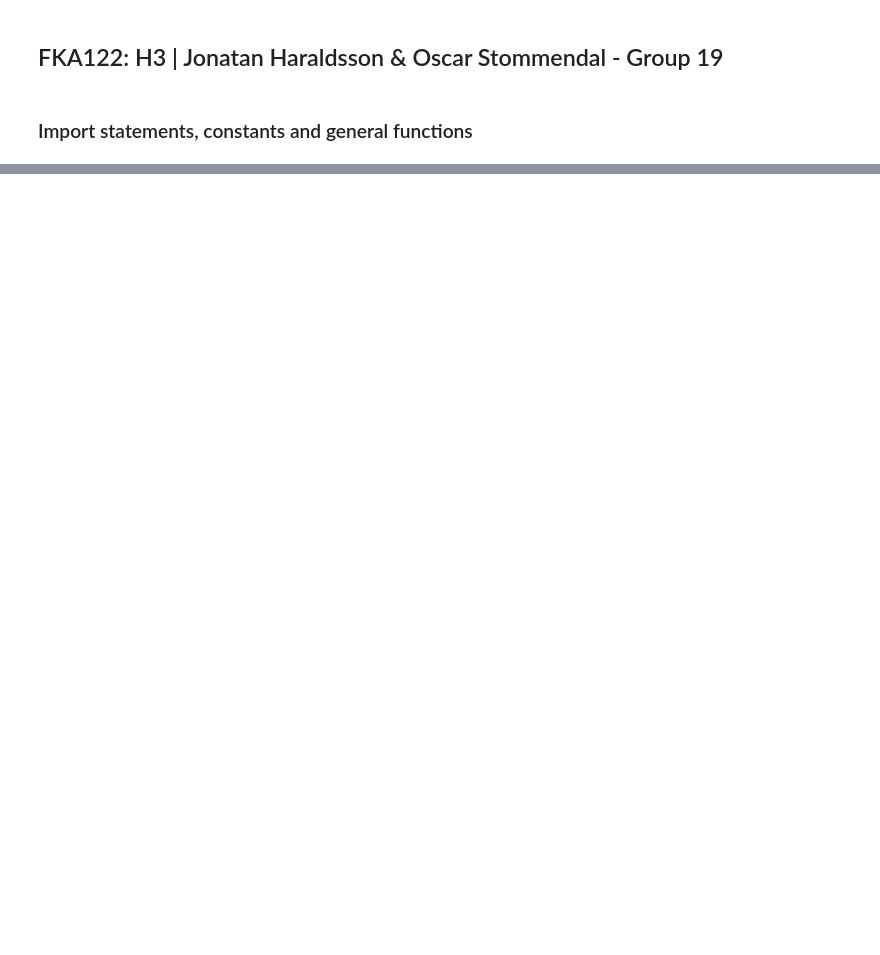
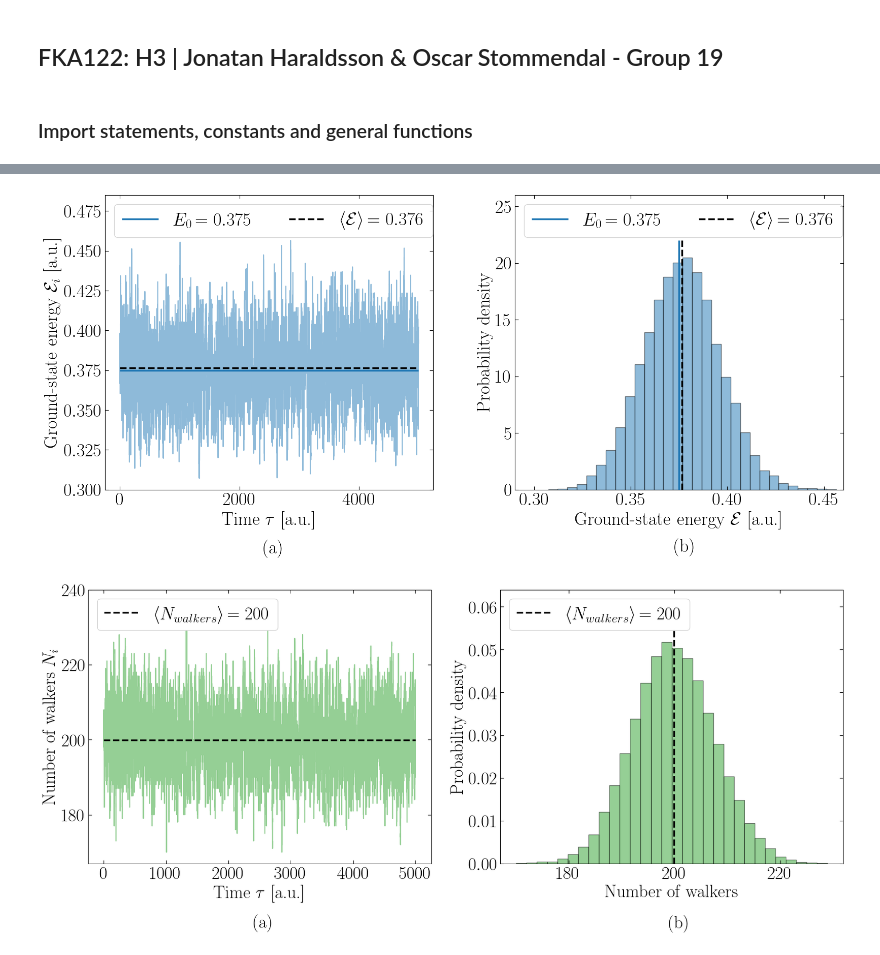
Before and after one commit to stommen/fka122-homeworks, a Jupyter notebook: H3/analyzer.ipynb, the cells around one changed output, grey strips where cells are left out. Drawn from its saved outputs; the diff is of its cells as text; code cells hidden in the pictures; blank space fills up the shorter version.

```diff
--- a/H3/analyzer.ipynb
+++ b/H3/analyzer.ipynb
@@ -73,2 +43,66 @@ plt.show()
+# %%
+
+ET_avg, walk, mort_rate, ET = read_data('data/task_1/1D/ET_Nwalk_non_eq.csv')[:, :].T
+tau = np.linspace(0, len(ET) * 0.02, len(ET))
+
+fig,ax = plt.subplots(1,2,figsize=(17,8))
+
+
+ax[0].plot(tau,ET,color='tab:blue',alpha = 0.5)
+ax[0].hlines(3/8,0,len(ET) * 0.02,color='tab:blue', label="$E_0$"+f"$\\,={3/8:.3f}$",lw=2.5)
+ax[0].hlines(np.mean(ET), 0, len(ET) * 0.02,colors='k', label='$\\langle \\mathcal{E}\\rangle$'+f'$\\, = {np.mean(ET):.3f}$',lw=2.5,ls = 'dashed')
+ax[0].legend()
+ax[0].set_xlabel('Time $\\tau$ [a.u.]')
+ax[0].set_ylabel('Ground-state energy $\\mathcal{E}_i$ [a.u.]')
+ax[0].set_ylim(0.3,0.485)
+ax[0].legend(loc='upper left',ncol = 2)
+
+ax[1].hist(ET,bins=30,density=True,color='tab:blue',alpha=0.5,edgecolor='k')
+ax[1].vlines(3/8,0,22,color='tab:blue', label="$E_0$"+f"$\\,={3/8:.3f}$",lw=2.5)
+ax[1].vlines(np.mean(ET), 0, 22,colors='k', label='$\\langle \\mathcal{E}\\rangle$'+f'$\\, = {np.mean(ET):.3f}$',lw=2.5,ls = 'dashed')
+ax[1].set_xlabel('Ground-state energy $\\mathcal{E}$ [a.u.]')
+ax[1].set_ylabel('Probability density')
+ax[1].set_ylim(0,26)
+ax[1].legend(loc='upper left',ncol = 2)
+ax[1].set_xlim(0.29,0.46)
+ax[0].text(2400,0.26,'(a)')
+ax[1].text(0.3725,-5.5,'(b)')
+plt.tight_layout()
+save_fig(plt, 'E_T', 1)
+
+
+
+#plt.figure(figsize=(9, 6))
+fig,ax = plt.subplots(1,2,figsize=(17,8))
+# walk = read_data('ET_Nwalk_non_eq.csv')[:,1]
+ax[0].plot(tau,walk,color='tab:green',alpha = 0.5)#, label='$N_i$')
+#plt.hlines(200,0,np.max(tau),'b', linestyle = 'dashed')
+ax[0].hlines(np.mean(walk),0,np.max(tau),colors ='k', label='$\\langle N_{walkers}\\rangle$'+f'$\\,= {np.mean(walk):.0f}$',linestyle='dashed',lw=2.5)
+ax[0].set_xlabel('Time $\\tau$ [a.u.]')
+ax[0].set_ylabel('Number of walkers $N_i$')
+ax[0].set_ylim(167,240)
+ax[0].legend(loc='upper left')
+ax[1].hist(walk,bins=30,density=True,color='tab:green',alpha=0.5,edgecolor='k')
+ax[1].set_xlabel('Number of walkers')
+ax[1].set_ylabel('Probability density')
+ax[1].vlines(np.mean(walk),0,0.055,colors='k',linestyle='dashed',label='$\\langle N_{walkers}\\rangle$'+f'$\\,= {np.mean(walk):.0f}$',lw=2.5)
+ax[1].set_ylim(0,0.064)
+ax[1].legend(loc='upper left')
+ax[0].text(2400,150,'(a)')
+ax[1].text(199,-0.015,'(b)')
+plt.tight_layout()
+save_fig(plt, 'N_walkers', 1)
+
+# plt.figure()
+# #mortality_rate = read_data('ET_Nwalk_non_eq.csv')[:,2]
+# plt.plot(tau, mort_rate)
+# plt.hlines(100,0,np.max(tau),'b', linestyle = 'dashed')
+# plt.hlines(np.mean(mort_rate), 0, np.max(tau),colors='k', label='Mortality rate'+f' = {np.mean(mort_rate):.1f}\\%')
+# plt.legend()
+
+plt.show()
+# %% [output]
+[figure, added]
+[figure, added]
 # %%
 x = np.linspace(-2.5, 15, 10000)
```
Also changed, not shown: parts of 3 cells of this notebook, 4 other files.
